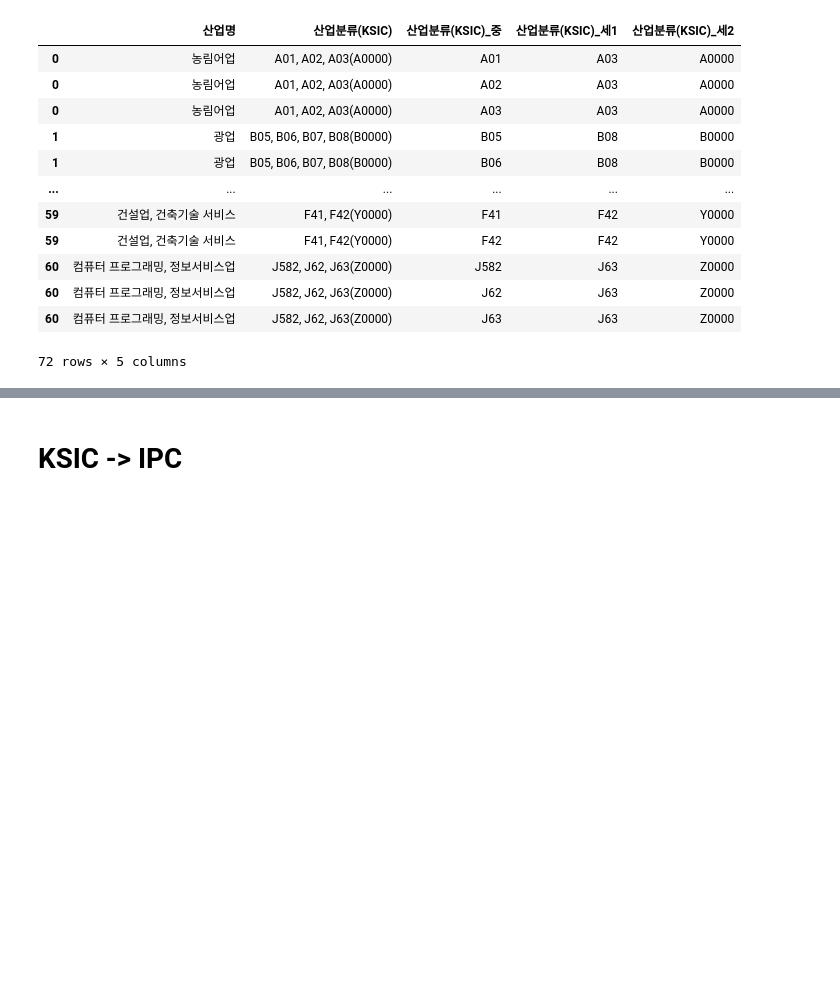
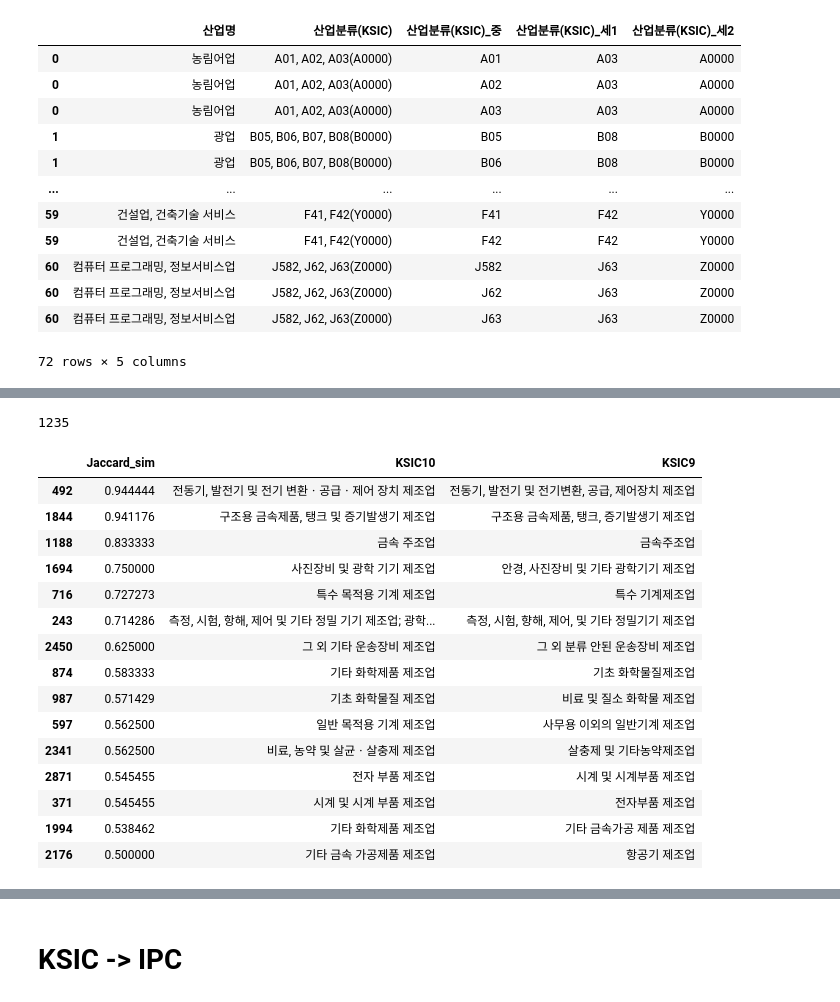
Before and after one commit to patent-analysis-compa/KSIC_IPC, a Jupyter notebook: KSIC_IPC연계.ipynb, the cells around one changed output, grey strips where cells are left out. Drawn from its saved outputs; the diff is of its cells as text; code cells hidden in the pictures; blank space fills up the shorter version.

```diff
--- a/KSIC_IPC연계.ipynb
+++ b/KSIC_IPC연계.ipynb
@@ -77,0 +359,2 @@ ksic9 = ksic9[['산업명', 'KSIC_CODE']]
+# %%
+sim_df = similarity_measure(ksic9, concordance)
@@ -77,0 +380,37 @@ ksic9 = ksic9[['산업명', 'KSIC_CODE']]
+# %%
+def change_notation(sim_df, condition, ksic9, concordance):
+
+    import pprint
+
+    def unify(x):
+        return high_sim_dict[x] if x in high_sim_dict.keys() else x
+
+    if (type(condition) == float) | (type(condition) == int):
+        sim_df2 = sim_df.loc[sim_df['Jaccard_sim'] >= condition]
+        high_sim_dict = dict(zip(sim_df2['KSIC10'], sim_df2['KSIC9']))#; print(high_sim_dict)
+    elif type(condition) == str:
+        sim_df2 = sim_df.sort_values('Jaccard_sim', ascending=False)[:15].loc[sim_df['KSIC10'] == condition]
+        threshold = sim_df2['Jaccard_sim'].min()
+        sim_df2 = sim_df2.sort_values('Jaccard_sim', ascending=True) # 덮어쓸 수 있으니
+        high_sim_dict = dict(zip(sim_df2['KSIC10'], sim_df2['KSIC9']))#; print(high_sim_dict)
+        sim_df2 = sim_df2.loc[sim_df2['Jaccard_sim'] >= threshold].sort_values('Jaccard_sim', ascending=False)
+    elif type(condition) == list:
+        sim_df2 = sim_df.sort_values('Jaccard_sim', ascending=False)[:15].loc[sim_df['KSIC10'].apply(lambda x: x in condition)]
+        threshold = sim_df2['Jaccard_sim'].min()
+        sim_df2 = sim_df2.sort_values('Jaccard_sim', ascending=True) # 덮어쓸 수 있으니
+        high_sim_dict = dict(zip(sim_df2['KSIC10'], sim_df2['KSIC9']))#; print(high_sim_dict)
+        sim_df2 = sim_df2.loc[sim_df2['Jaccard_sim'] >= threshold].sort_values('Jaccard_sim', ascending=False)
+
+    pprint.pprint(high_sim_dict)
+    concordance['KSIC10_NEW'] = concordance['KSIC10_소분류'].apply(lambda x: unify(x))
+    concordance.loc[concordance['산업명'].isna(), '산업명'] = list(concordance.loc[concordance['산업명'].isna()].drop('산업명', axis=1).merge(ksic9[['산업명']], how='left', left_on = 'KSIC10_NEW', right_on = '산업명')['산업명'])
+
+    sim_df = pd.concat([sim_df, sim_df2]).drop_duplicates(['KSIC9', 'KSIC10'], keep=False)
+
+    return concordance, sim_df
+# %%
+# sim_df2 = sim_df.copy()
+sim_df = sim_df2.copy()
+# %%
+concordance['KSIC10_NEW'] = '-'
+concordance, sim_df = change_notation(sim_df, 1, ksic9, concordance)
@@ -77,0 +427,23 @@ ksic9 = ksic9[['산업명', 'KSIC_CODE']]
+# %%
+concordance['산업명'].isna().sum()
+# %% [output]
+1235
+# %%
+sim_df[:15]
+# %% [output]
+|  | Jaccard_sim | KSIC10 | KSIC9 |
+| 492 | 0.944444 | 전동기, 발전기 및 전기 변환ㆍ공급ㆍ제어 장치 제조업 | 전동기, 발전기 및 전기변환, 공급, 제어장치 제조업 |
+| 1844 | 0.941176 | 구조용 금속제품, 탱크 및 증기발생기 제조업 | 구조용 금속제품, 탱크, 증기발생기 제조업 |
+| 1188 | 0.833333 | 금속 주조업 | 금속주조업 |
+| 1694 | 0.750000 | 사진장비 및 광학 기기 제조업 | 안경, 사진장비 및 기타 광학기기 제조업 |
+| 716 | 0.727273 | 특수 목적용 기계 제조업 | 특수 기계제조업 |
+| 243 | 0.714286 | 측정, 시험, 항해, 제어 및 기타 정밀 기기 제조업; 광학... | 측정, 시험, 향해, 제어, 및 기타 정밀기기 제조업 |
+| 2450 | 0.625000 | 그 외 기타 운송장비 제조업 | 그 외 분류 안된 운송장비 제조업 |
+| 874 | 0.583333 | 기타 화학제품 제조업 | 기초 화학물질제조업 |
+| 987 | 0.571429 | 기초 화학물질 제조업 | 비료 및 질소 화학물 제조업 |
+| 597 | 0.562500 | 일반 목적용 기계 제조업 | 사무용 이외의 일반기계 제조업 |
+| 2341 | 0.562500 | 비료, 농약 및 살균ㆍ살충제 제조업 | 살충제 및 기타농약제조업 |
+| 2871 | 0.545455 | 전자 부품 제조업 | 시계 및 시계부품 제조업 |
+| 371 | 0.545455 | 시계 및 시계 부품 제조업 | 전자부품 제조업 |
+| 1994 | 0.538462 | 기타 화학제품 제조업 | 기타 금속가공 제품 제조업 |
+| 2176 | 0.500000 | 기타 금속 가공제품 제조업 | 항공기 제조업 |
```
Also changed, not shown: parts of 89 cells of this notebook.
